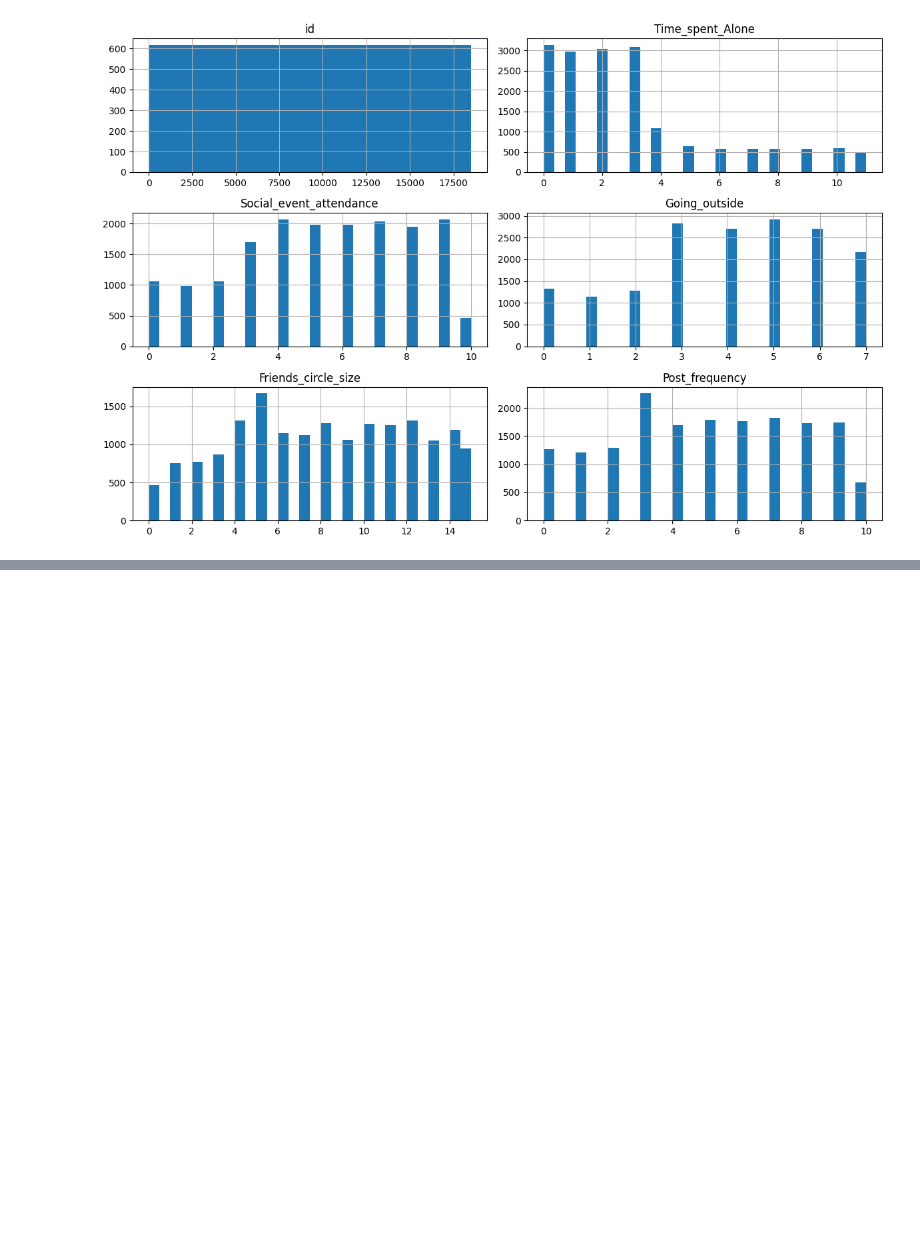
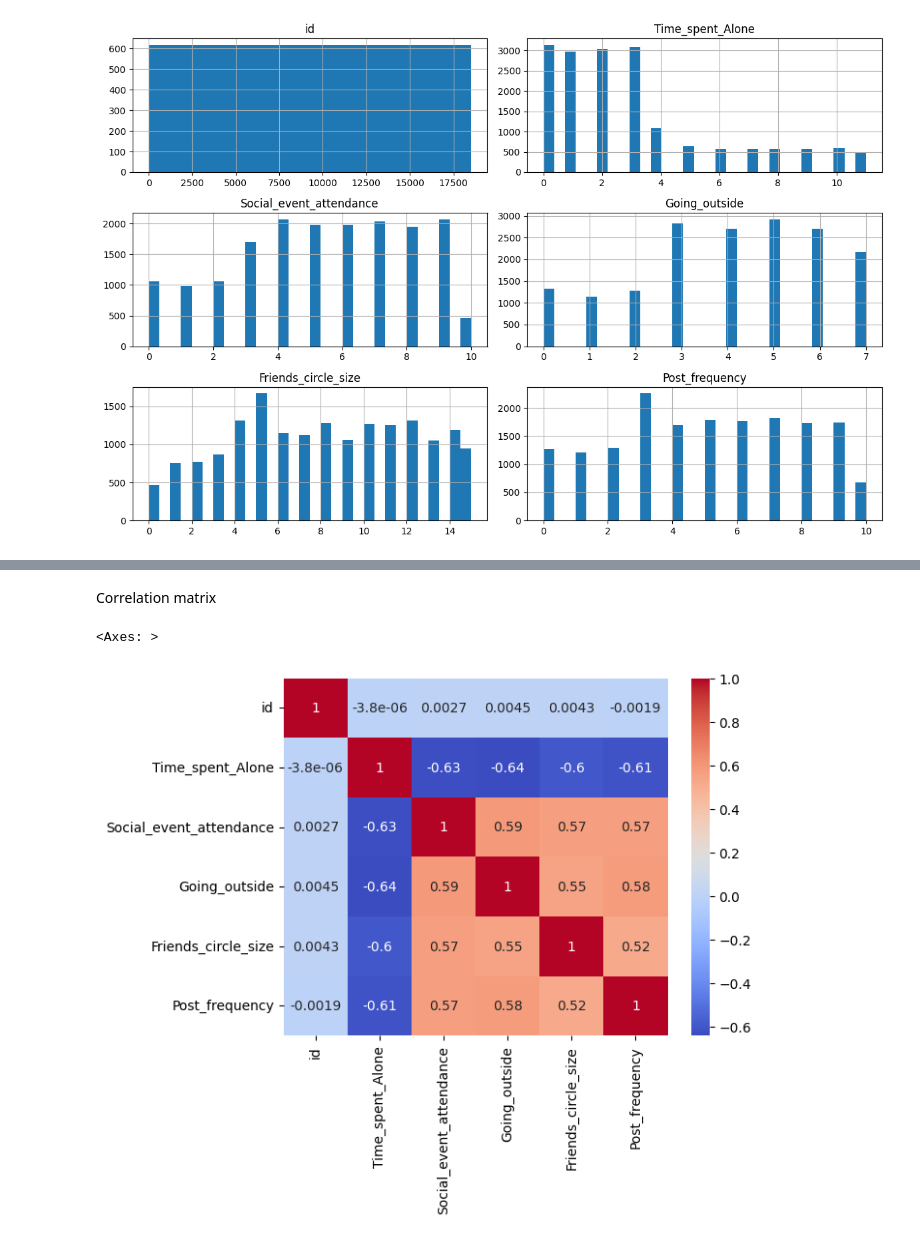
Before and after one commit to DawidK4/MyNotebooks, a Jupyter notebook: predict-the-introverts-from-the-extroverts.ipynb, the cells around one changed output, grey strips where cells are left out. Cells and saved outputs as stored; diff of their text form; code cells hidden in the pictures; blank space fills up the shorter version.

```diff
--- a/predict-the-introverts-from-the-extroverts.ipynb
+++ b/predict-the-introverts-from-the-extroverts.ipynb
@@ -71,0 +87,10 @@ plt.show()
+# %% [markdown]
+Correlation matrix
+# %%
+X_num = X.select_dtypes(include=['number']) # Includes all columns with numeric data types (int, float, etc.)
+
+corr_matrix = X_num.corr()
+sns.heatmap(corr_matrix, annot=True, cmap='coolwarm')
+# %% [output]
+<Axes: >
+[figure, added]
```
Also changed, not shown: parts of 9 cells of this notebook.
